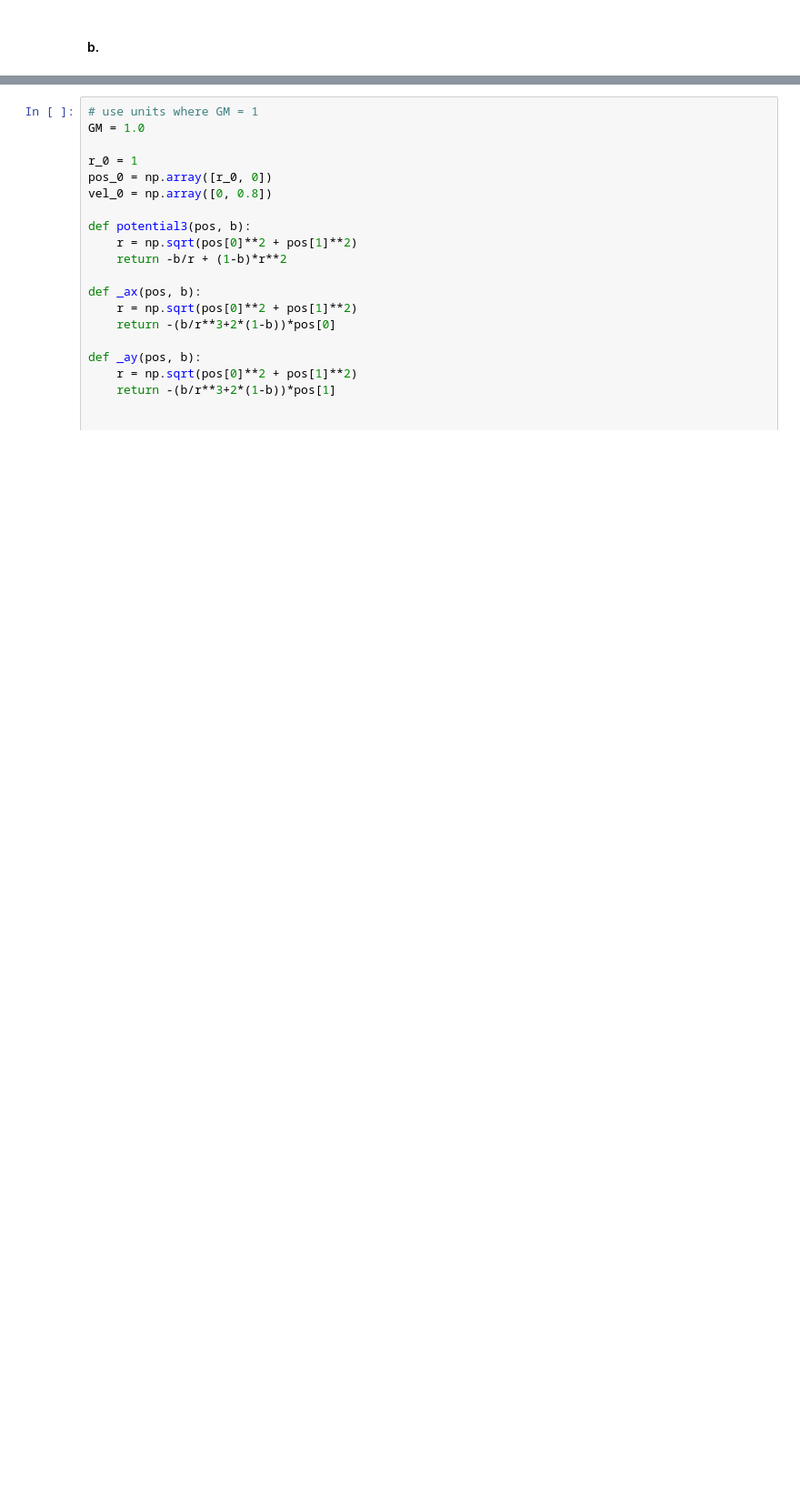
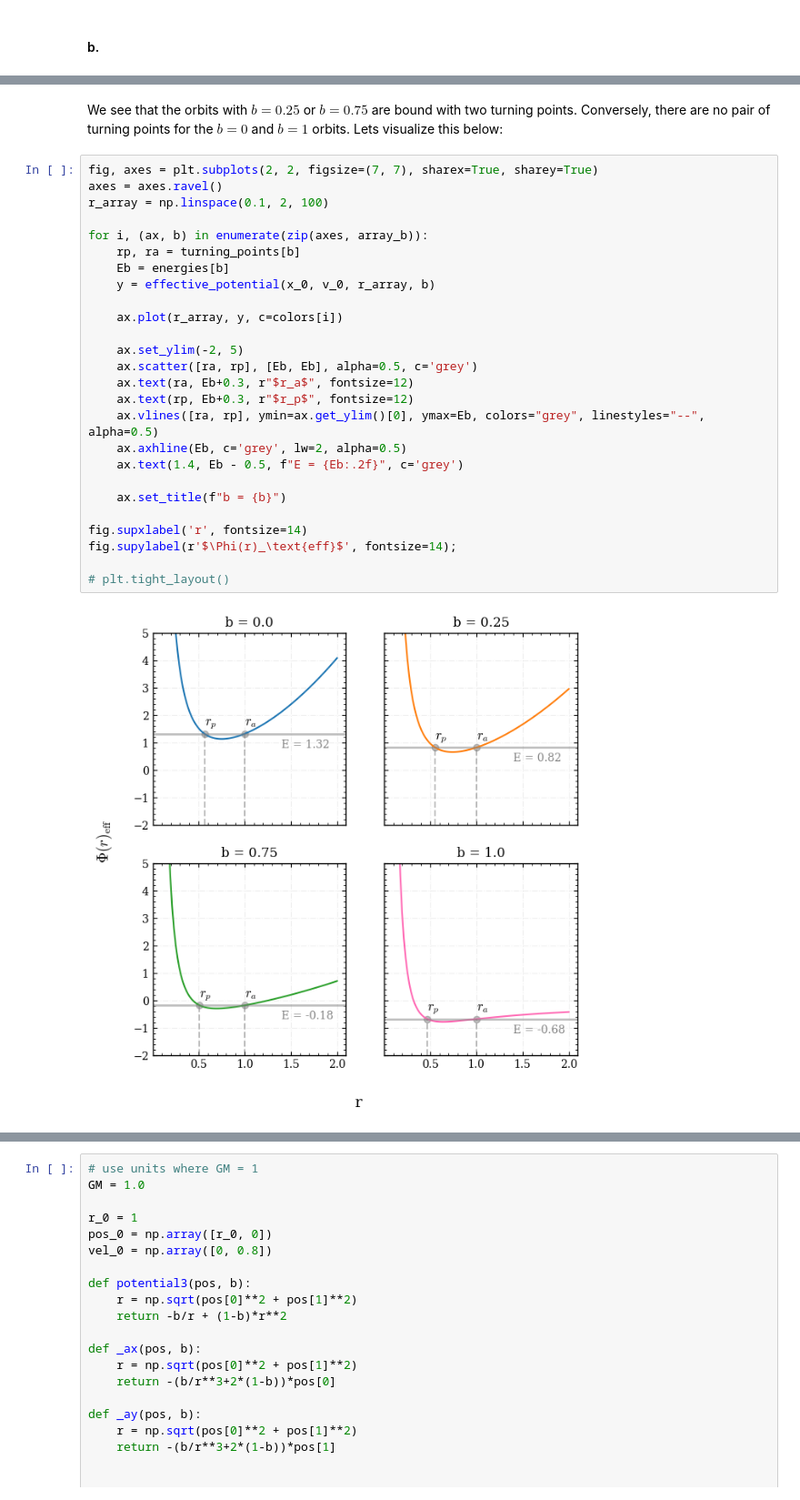
Before and after one commit to nassmohammed/galacticdynamics, a Jupyter notebook: assignment1/submission_a1.ipynb, the cells around one changed output, grey strips where cells are left out. Shown at 91% size. Drawn from its saved outputs; the diff is of its cells as text; blank space fills up the shorter version.

```diff
--- a/assignment1/submission_a1.ipynb
+++ b/assignment1/submission_a1.ipynb
@@ -278,3 +344,33 @@ Text(0.5, 0, 'r')
+# %% [markdown]
+We see that the orbits with $b=0.25$ or $b=0.75$ are bound with two turning points. Conversely, there are no pair of turning points for the $b=0$ and $b=1$ orbits. Lets visualize this below:
+# %%
+fig, axes = plt.subplots(2, 2, figsize=(7, 7), sharex=True, sharey=True)
+axes = axes.ravel()
+r_array = np.linspace(0.1, 2, 100)
+
+for i, (ax, b) in enumerate(zip(axes, array_b)):
+    rp, ra = turning_points[b]
+    Eb = energies[b]
+    y = effective_potential(x_0, v_0, r_array, b)
+
+    ax.plot(r_array, y, c=colors[i])
+
+    ax.set_ylim(-2, 5)
+    ax.scatter([ra, rp], [Eb, Eb], alpha=0.5, c='grey')
+    ax.text(ra, Eb+0.3, r"$r_a$", fontsize=12)
+    ax.text(rp, Eb+0.3, r"$r_p$", fontsize=12)
+    ax.vlines([ra, rp], ymin=ax.get_ylim()[0], ymax=Eb, colors="grey", linestyles="--", alpha=0.5)
+    ax.axhline(Eb, c='grey', lw=2, alpha=0.5)
+    ax.text(1.4, Eb - 0.5, f"E = {Eb:.2f}", c='grey')
+
+    ax.set_title(f"b = {b}")
+
+fig.supxlabel('r', fontsize=14)
+fig.supylabel(r'$\Phi(r)_\text{eff}$', fontsize=14);
+
+# plt.tight_layout()
+# %% [output]
+[figure, added]
 # %% [markdown]
 #### d.
 
```
Also changed, not shown: parts of 26 cells of this notebook, 1 other file.
